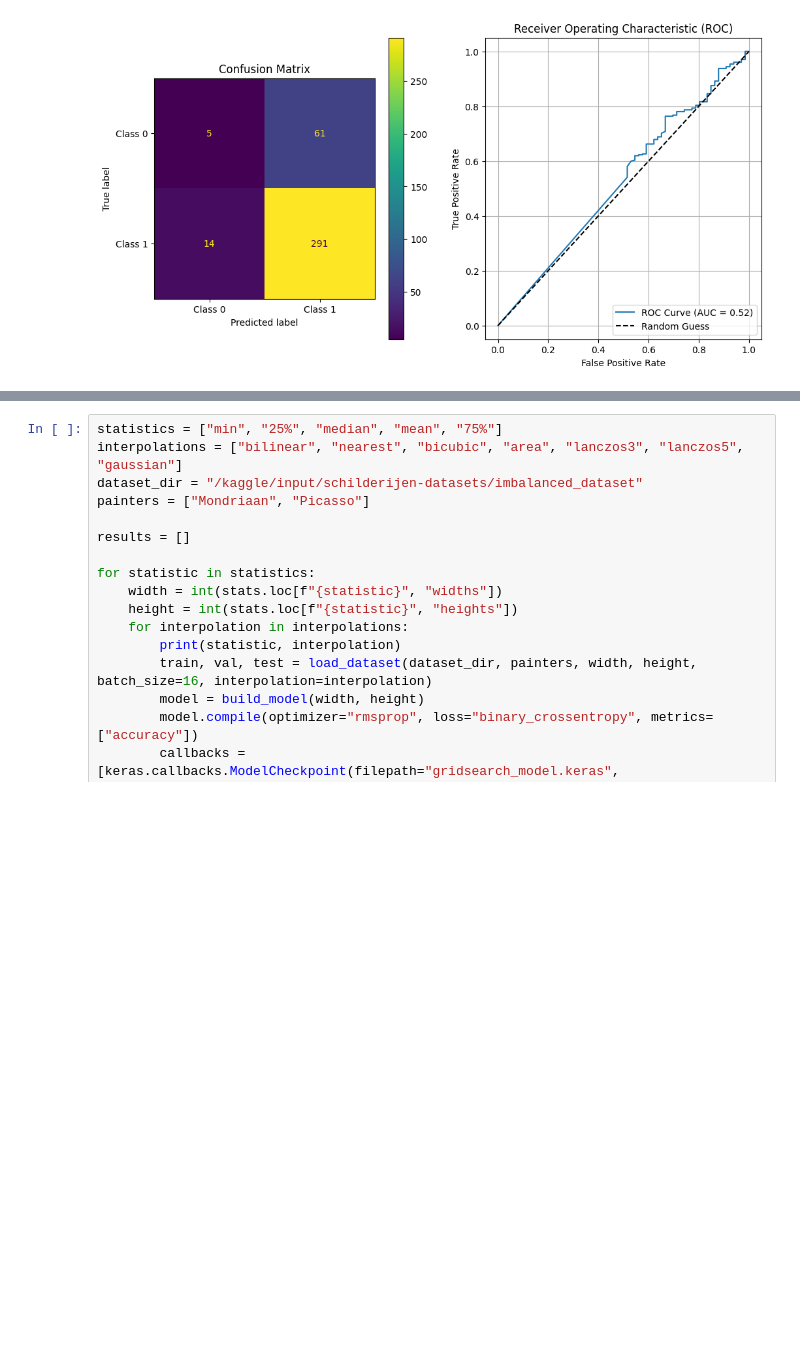
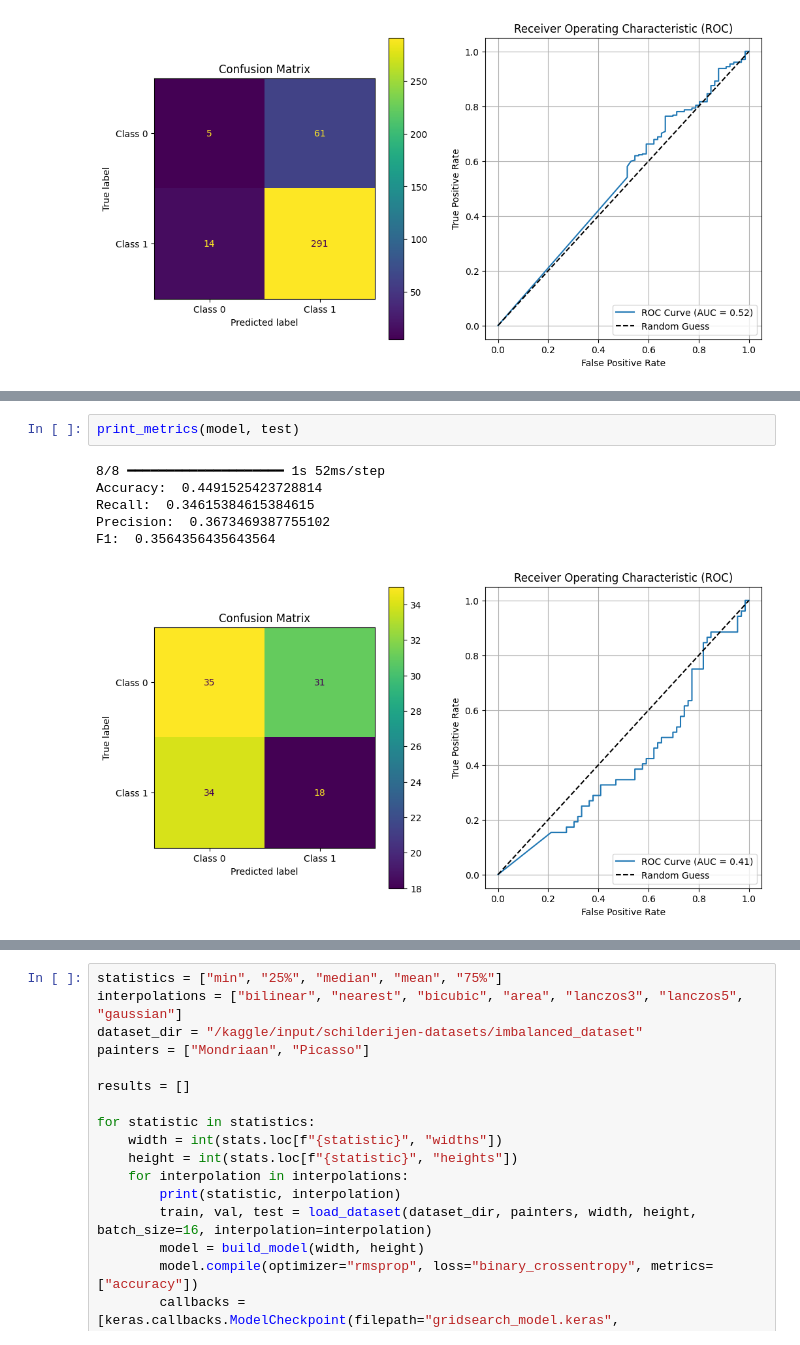
Before and after one commit to Tim-Mortier/Schilderijen-Classificatie, a Jupyter notebook: 4_Data_Sampling_Reshaping.ipynb, the cells around one changed output, grey strips where cells are left out. Cells and saved outputs as stored; diff of their text form; blank space fills up the shorter version.

```diff
--- a/4_Data_Sampling_Reshaping.ipynb
+++ b/4_Data_Sampling_Reshaping.ipynb
@@ -372,0 +440,9 @@ ROC AUC:  0.5149279682066568
+# %%
+print_metrics(model, test)
+# %% [output]
+8/8 ━━━━━━━━━━━━━━━━━━━━ 1s 52ms/step
+Accuracy:  0.4491525423728814
+Recall:  0.34615384615384615
+Precision:  0.3673469387755102
+F1:  0.3564356435643564
+[figure, added]
```
Also changed, not shown: parts of 26 cells of this notebook.
